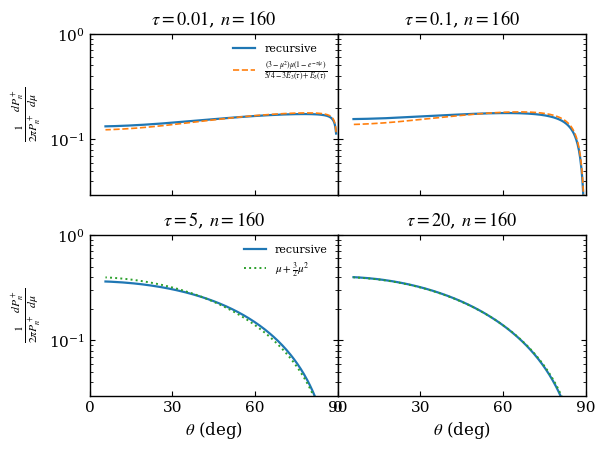
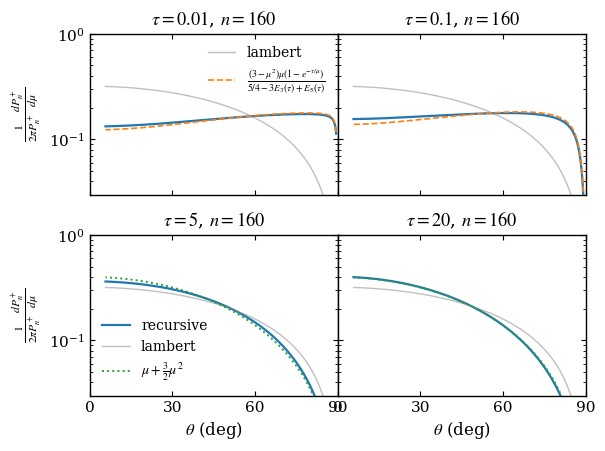
Code edit (unified diff) that turned the first committed figure into the second:
--- before
+++ after
@@ -34,4 +34,5 @@
         theta = np.degrees(np.arccos(mu))
         ax.plot(theta, positive(y_recursive), color="C0", linewidth=1.6)
+        ax.plot(theta, mu / (np.pi), color="0.55", alpha=0.55, linewidth=1.0)
         if tau <= 0.1:
             y_thin = beam_thin_upper_asymptotic(mu, tau) / (2.0 * np.pi)
@@ -51,5 +52,5 @@
         ax.set_xlabel(r"$\theta$ (deg)")
     thin_handles = [
-        plt.Line2D([0], [0], color="C0", linewidth=1.6, label="recursive"),
+        plt.Line2D([0], [0], color="0.55", alpha=0.55, linewidth=1.0, label="lambert"),
         plt.Line2D(
             [0], [0], color="C1", linestyle="--", linewidth=1.2,
@@ -59,4 +60,5 @@
     thick_handles = [
         plt.Line2D([0], [0], color="C0", linewidth=1.6, label="recursive"),
+        plt.Line2D([0], [0], color="0.55", alpha=0.55, linewidth=1.0, label="lambert"),
         plt.Line2D(
             [0], [0], color="C2", linestyle=":", linewidth=1.4,

Commit: Update beam angle asymptotic Lambert reference